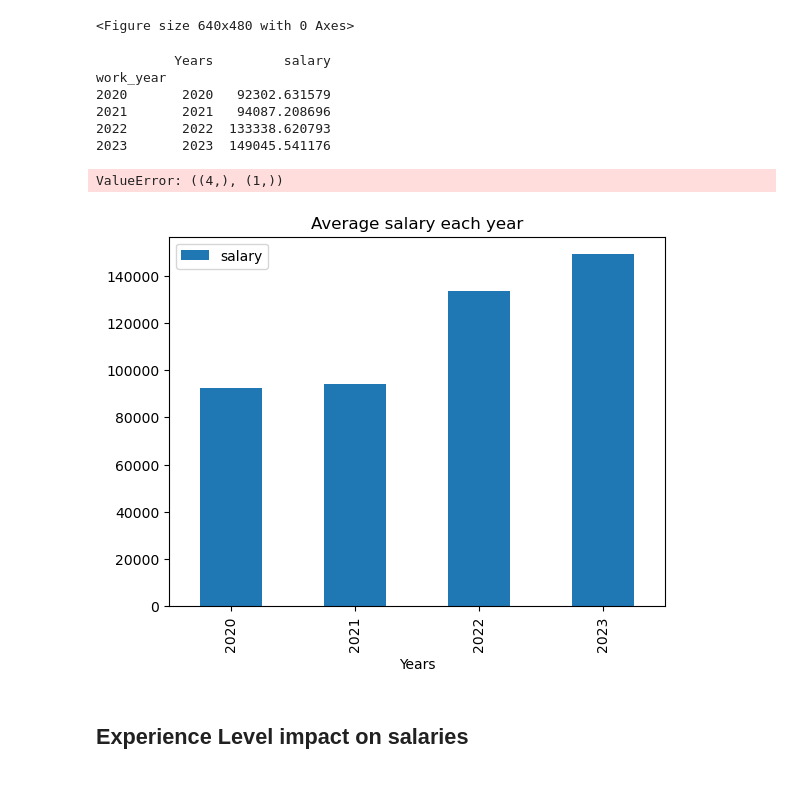
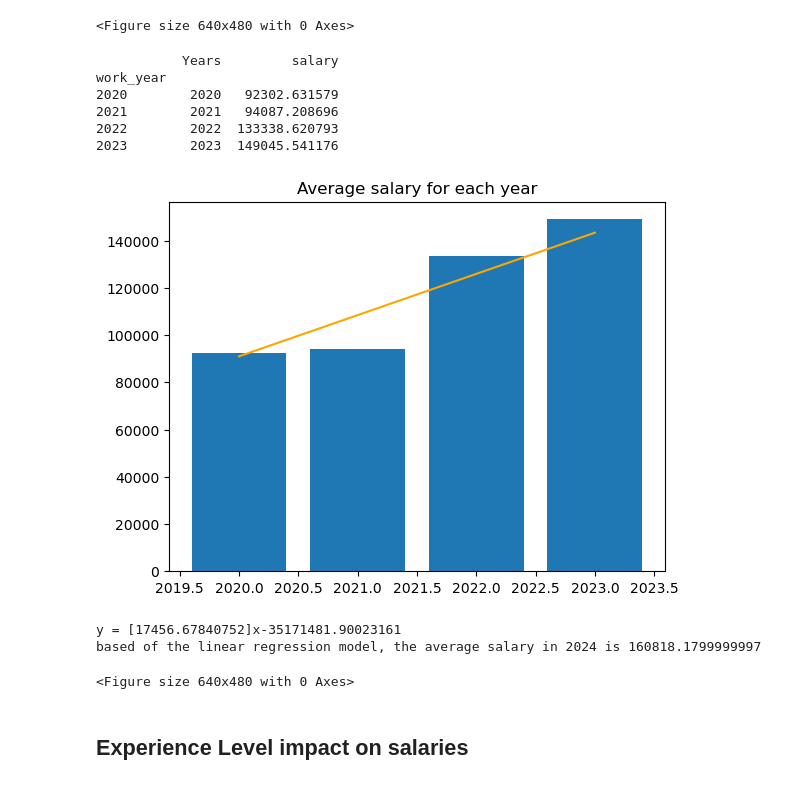
Before and after one commit to guanganalytics/Project1, a Jupyter notebook: Project1_code.ipynb, the cells around one changed output. Drawn from its saved outputs; the diff is of its cells as text; code cells hidden in the pictures.

```diff
--- a/Project1_code.ipynb
+++ b/Project1_code.ipynb
@@ -153,16 +153,19 @@ plt.savefig("C:/Users/henry/Desktop/Project1/work_year_line_chart.png")
 #anticipated average salary in 2024
 years = ["2020", "2021", "2022", "2023"]
 salary = organized_data_df.groupby("work_year")["salary_in_usd"].mean()
-regression_df=pd.DataFrame({"Years":years,"salary":salary})
+regression_df=pd.DataFrame({"Years":[2020,2021,2022,2023],"salary":salary})
 print(regression_df)
 
 lr = Ridge()
 lr.fit(regression_df[["Years"]], regression_df["salary"])
-ax = regression_df.plot(x="Years", y="salary", kind="bar", title="Average salary each year")
-ax.plot(regression_df["Years"], lr.coef_*regression_df["Years"]+lr.intercept_,color="orange")
+plt.bar( regression_df["Years"], regression_df["salary"])
+plt.plot(regression_df["Years"],lr.coef_*regression_df["Years"]+lr.intercept_,color="orange")
+line_eq= "y = " + str(lr.coef_) + "x"+str(lr.intercept_)
+# plt.annotate(line_eq,xytext=(2000,80000),fontsize=20,color="red")
+plt.title("Average salary for each year")
 plt.show()
 plt.savefig("C:/Users/henry/Desktop/Project1/work_year_bar_regression.png")
 
-
-# print("based of the linear regression model, the average salary in 2024 is")
+print(line_eq)
+print("based of the linear regression model, the average salary in 2024 is "+ str(17456.67*2024-35171481.90))
 # %% [output]
@@ -175,5 +178,7 @@ work_year
+[figure, new version]
-ValueError: ((4,), (1,))
+y = [17456.67840752]x-35171481.90023161
+based of the linear regression model, the average salary in 2024 is 160818.1799999997
-[figure, old version]
+<Figure size 640x480 with 0 Axes>
 # %% [markdown]
 ## Experience Level impact on salaries
 # %%
```
Also changed, not shown: parts of 1 cell of this notebook.
